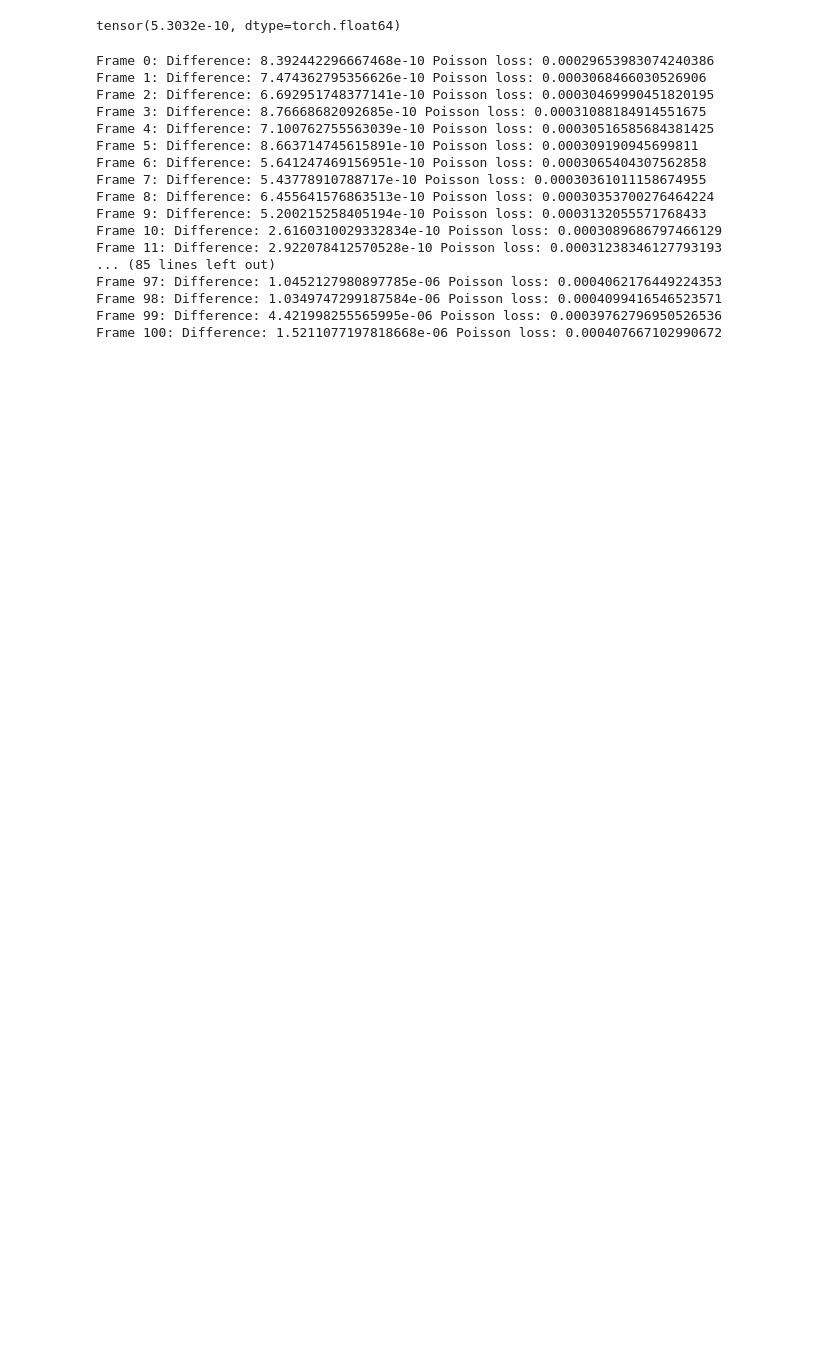
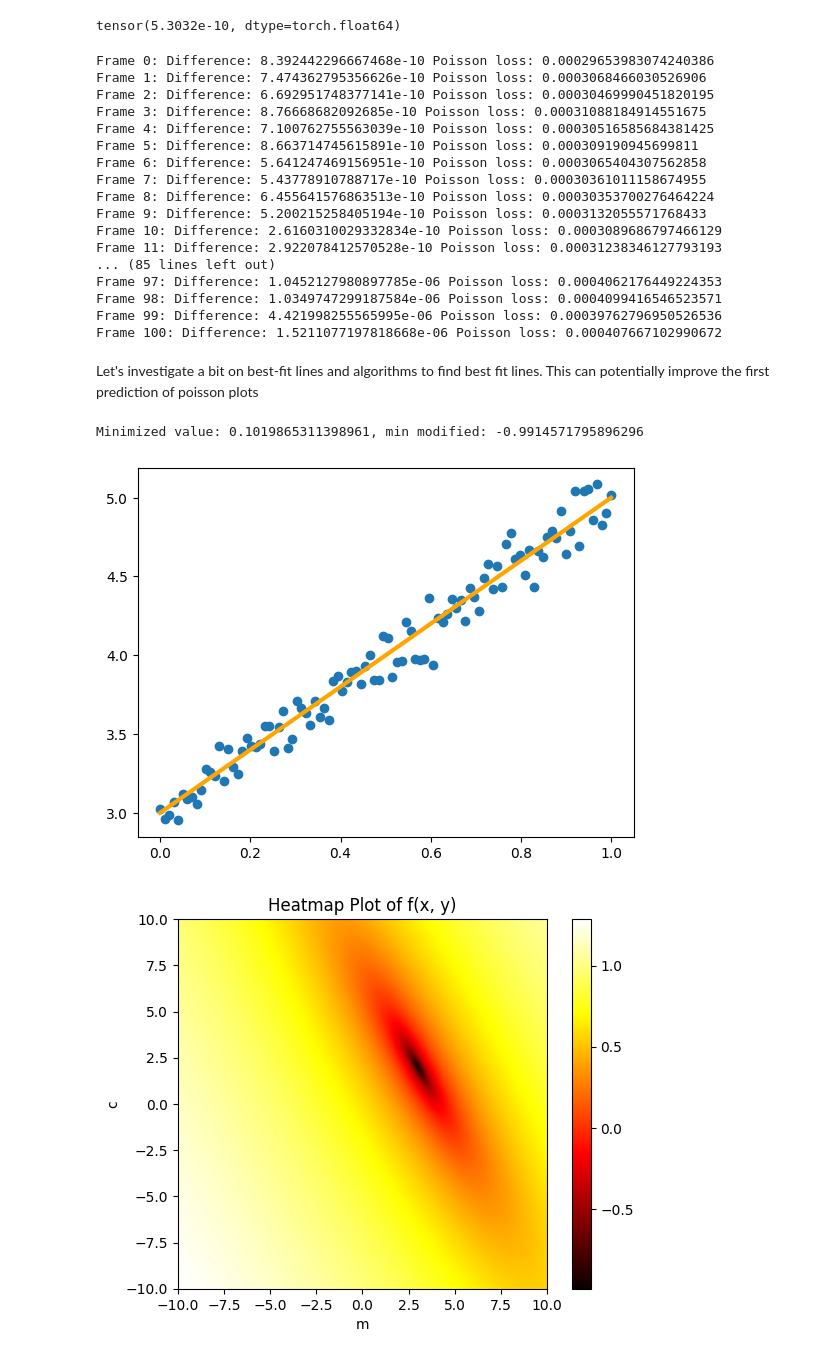
Before and after one commit to darinchau/physical-simulation-ml-3900, a Jupyter notebook: week8.ipynb, the cells around one changed output. Drawn from its saved outputs; the diff is of its cells as text; code cells hidden in the pictures; blank space fills up the shorter version.

Commit message:
investigating straight line plots

```diff
--- a/week8.ipynb
+++ b/week8.ipynb
@@ -121,3 +121,5 @@ ypred_sc = ypred[:, 2193:].reshape(-1, 129, 17)
 
 make_anim(ypred_ep, ep, "ep_jit1.gif", "Electric potential first 30")
 make_anim(ypred_sc, sc, "sc_jit1.gif", "Space charge first 30")
+# %% [markdown]
+Let's investigate a bit on best-fit lines and algorithms to find best fit lines. This can potentially improve the first prediction of poisson plots
@@ -123,0 +169,9 @@ make_anim(ypred_sc, sc, "sc_jit1.gif", "Space charge first 30")
+# %%
+data = np.zeros((2, 100))
+data[0] = np.linspace(0, 1, 100)
+data[1] = data[0] * 2 + 3 + np.random.normal(size = (100,)) * 0.1
+plot_xy(data, lambda x: np.log10(1e-20 + x))
+# %% [output]
+Minimized value: 0.1019865311398961, min modified: -0.9914571795896296
+[figure, added]
+[figure, added]
```
Also changed, not shown: parts of 2 cells of this notebook.
